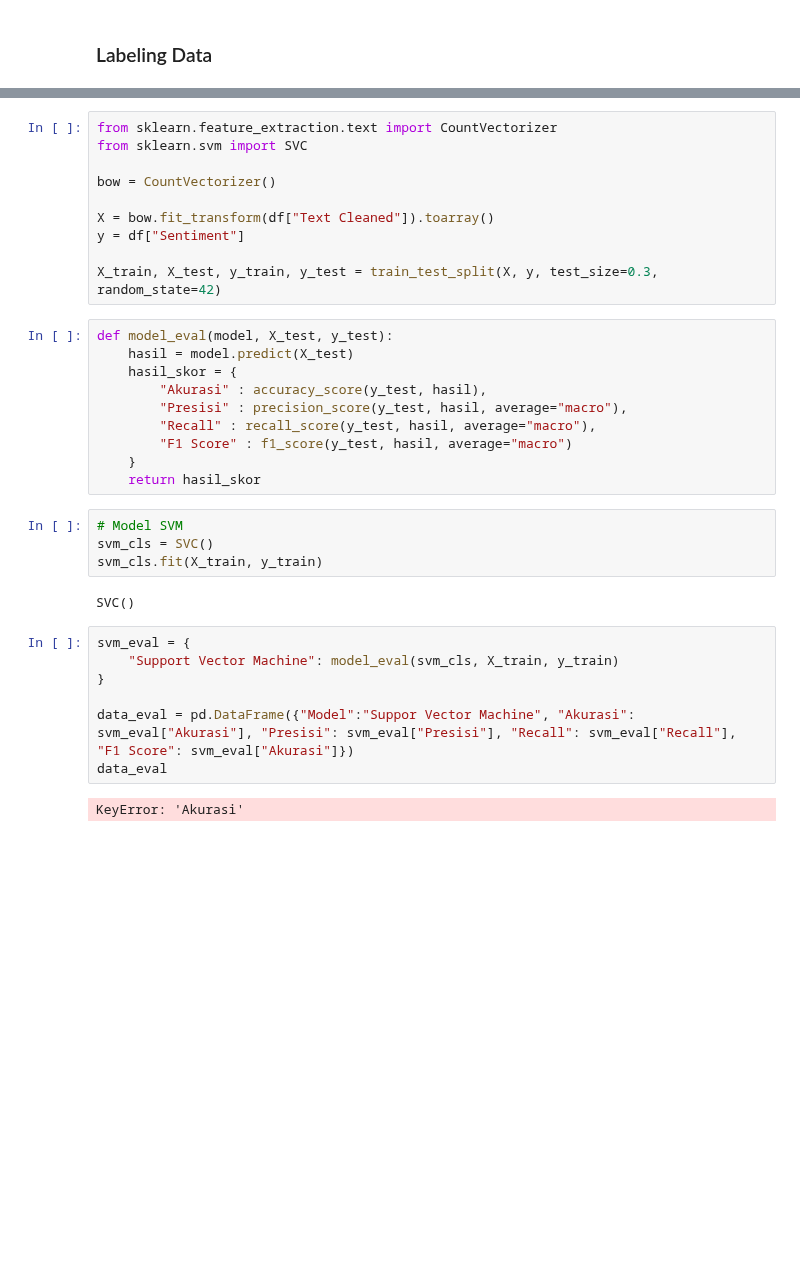
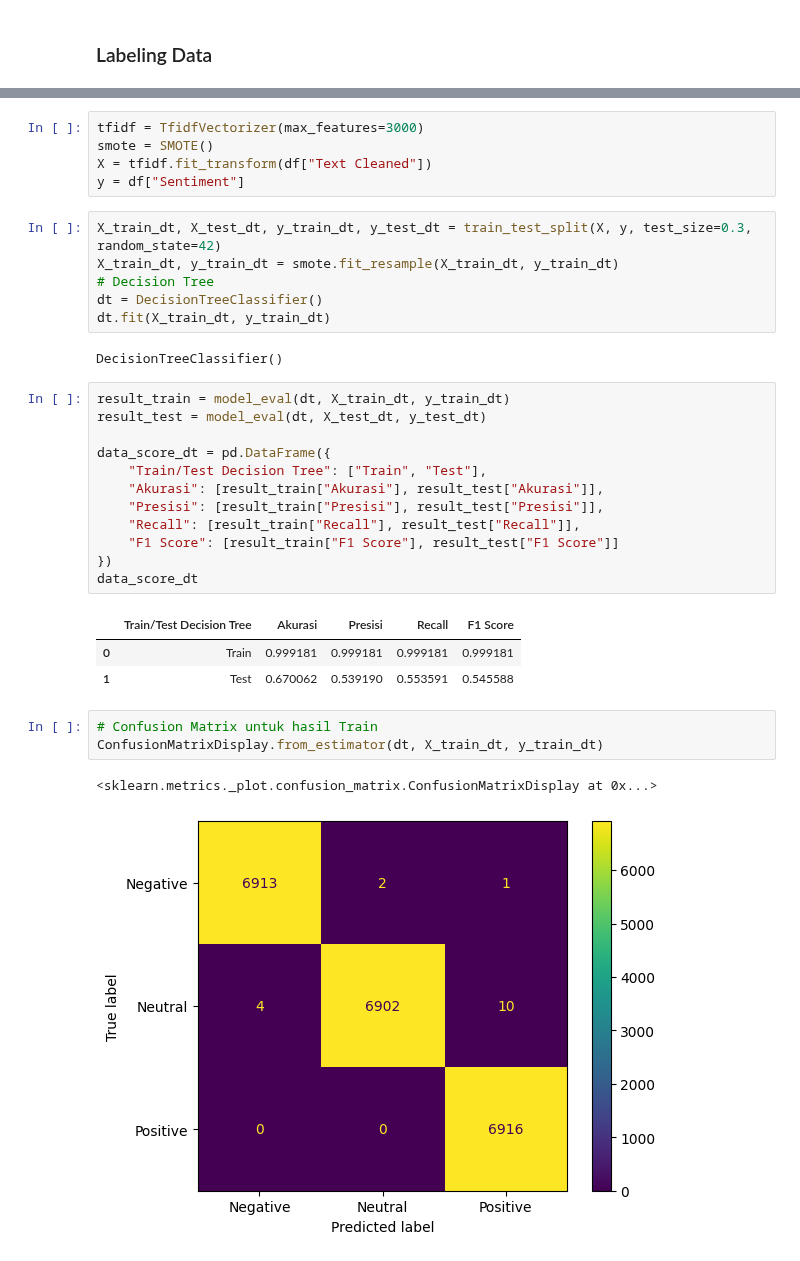
Before and after one commit to HaikalAkbar13/dicoding_sentimen_analysis, a Jupyter notebook: sentiment_analysis.ipynb, the cells around one changed output, grey strips where cells are left out. Drawn from its saved outputs; the diff is of its cells as text; blank space fills up the shorter version.

```diff
--- a/sentiment_analysis.ipynb
+++ b/sentiment_analysis.ipynb
@@ -157,35 +186,35 @@ df.head()
 # %%
-from sklearn.feature_extraction.text import CountVectorizer
-from sklearn.svm import SVC
-
-bow = CountVectorizer()
-
-X = bow.fit_transform(df["Text Cleaned"]).toarray()
+tfidf = TfidfVectorizer(max_features=3000)
+smote = SMOTE()
+X = tfidf.fit_transform(df["Text Cleaned"])
 y = df["Sentiment"]
-
-X_train, X_test, y_train, y_test = train_test_split(X, y, test_size=0.3, random_state=42)
-# %%
-def model_eval(model, X_test, y_test):
-    hasil = model.predict(X_test)
-    hasil_skor = {
-        "Akurasi" : accuracy_score(y_test, hasil),
-        "Presisi" : precision_score(y_test, hasil, average="macro"),
-        "Recall" : recall_score(y_test, hasil, average="macro"),
-        "F1 Score" : f1_score(y_test, hasil, average="macro")
-    }
-    return hasil_skor
 # %%
-# Model SVM
-svm_cls = SVC()
-svm_cls.fit(X_train, y_train)
+X_train_dt, X_test_dt, y_train_dt, y_test_dt = train_test_split(X, y, test_size=0.3, random_state=42)
+X_train_dt, y_train_dt = smote.fit_resample(X_train_dt, y_train_dt)
+# Decision Tree
+dt = DecisionTreeClassifier()
+dt.fit(X_train_dt, y_train_dt)
 # %% [output]
-SVC()
+DecisionTreeClassifier()
 # %%
-svm_eval = {
-    "Support Vector Machine": model_eval(svm_cls, X_train, y_train)
-}
+result_train = model_eval(dt, X_train_dt, y_train_dt)
+result_test = model_eval(dt, X_test_dt, y_test_dt)
 
-data_eval = pd.DataFrame({"Model":"Suppor Vector Machine", "Akurasi": svm_eval["Akurasi"], "Presisi": svm_eval["Presisi"], "Recall": svm_eval["Recall"], "F1 Score": svm_eval["Akurasi"]})
-data_eval
+data_score_dt = pd.DataFrame({
+    "Train/Test Decision Tree": ["Train", "Test"],
+    "Akurasi": [result_train["Akurasi"], result_test["Akurasi"]],
+    "Presisi": [result_train["Presisi"], result_test["Presisi"]],
+    "Recall": [result_train["Recall"], result_test["Recall"]],
+    "F1 Score": [result_train["F1 Score"], result_test["F1 Score"]]
+})
+data_score_dt
 # %% [output]
-KeyError: 'Akurasi'
+|  | Train/Test Decision Tree | Akurasi | Presisi | Recall | F1 Score |
+| 0 | Train | 0.999181 | 0.999181 | 0.999181 | 0.999181 |
+| 1 | Test | 0.670062 | 0.539190 | 0.553591 | 0.545588 |
+# %%
+# Confusion Matrix untuk hasil Train
+ConfusionMatrixDisplay.from_estimator(dt, X_train_dt, y_train_dt)
+# %% [output]
+<sklearn.metrics._plot.confusion_matrix.ConfusionMatrixDisplay at 0x...>
+[figure, added]
```
Also changed, not shown: parts of 16 cells of this notebook.
